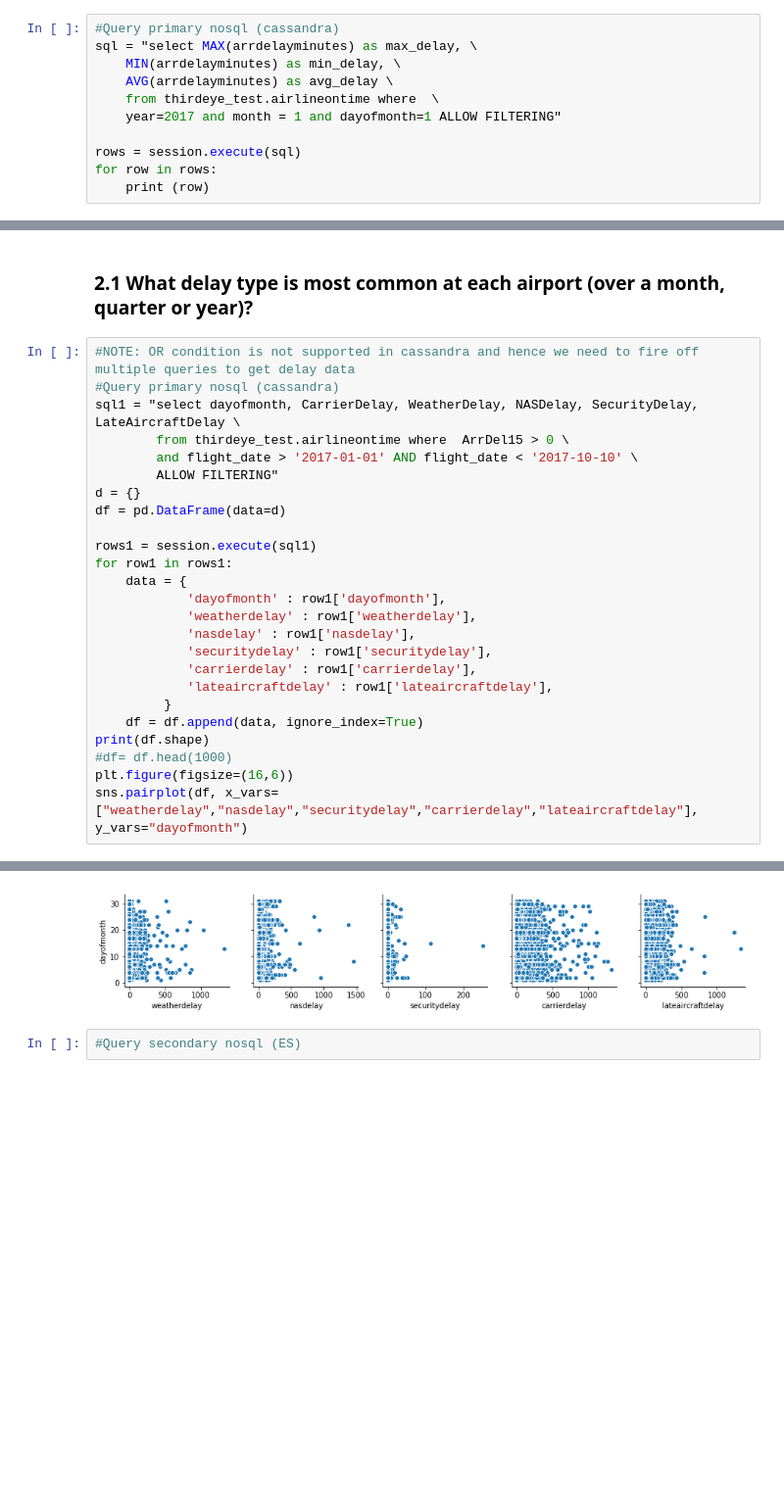
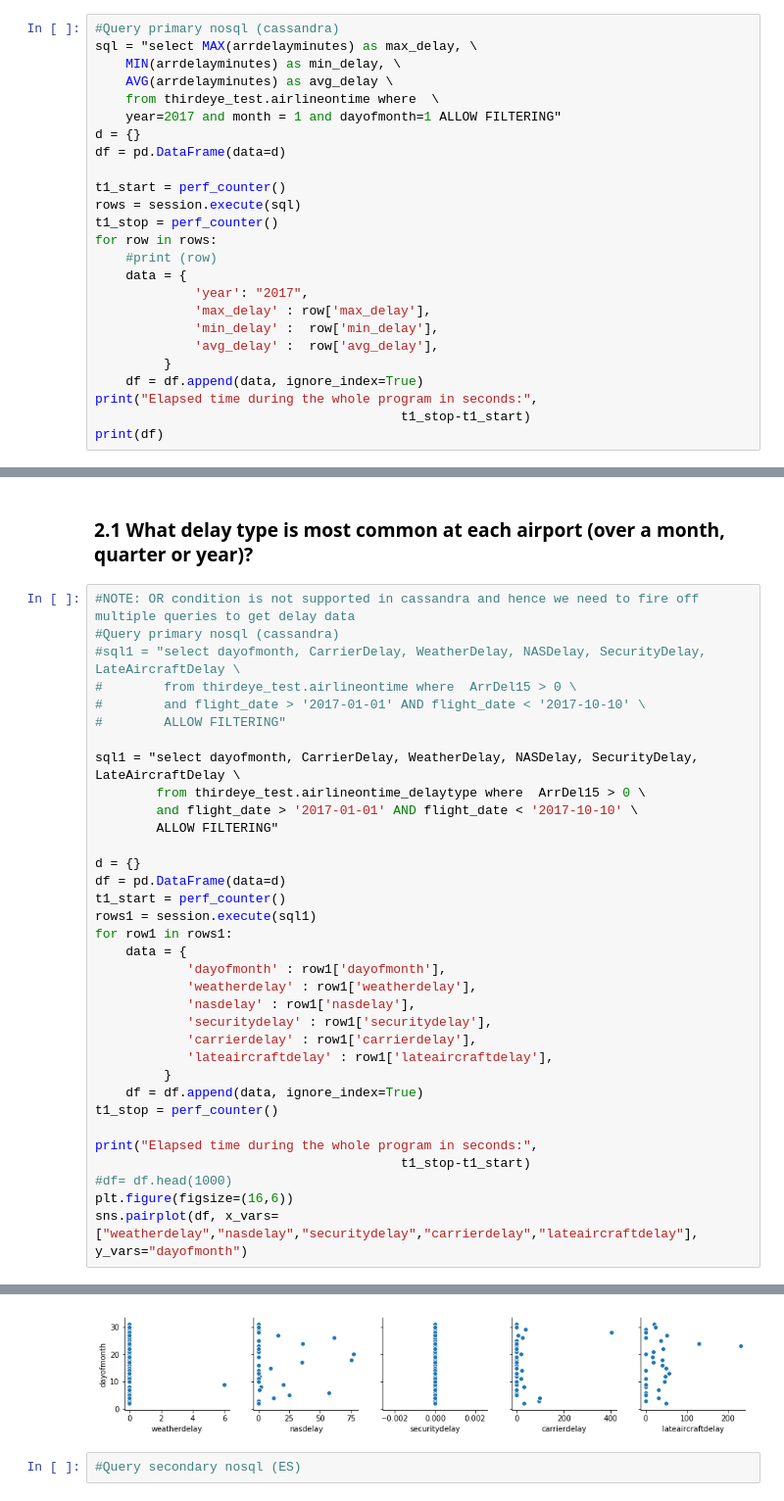
Before and after one commit to hariinfo/thirdeye, a Jupyter notebook: visualization/airline_performance.ipynb, the cells around one changed output, grey strips where cells are left out. Shown at 98% size. Saved outputs shown, nothing was run; the diff lists cells and outputs as text; blank space fills up the shorter version.

```diff
--- a/visualization/airline_performance.ipynb
+++ b/visualization/airline_performance.ipynb
@@ -46,8 +46,22 @@ sql = "select MAX(arrdelayminutes) as max_delay, \
     AVG(arrdelayminutes) as avg_delay \
     from thirdeye_test.airlineontime where  \
     year=2017 and month = 1 and dayofmonth=1 ALLOW FILTERING"
+d = {}
+df = pd.DataFrame(data=d)
 
+t1_start = perf_counter()
 rows = session.execute(sql)
+t1_stop = perf_counter()
 for row in rows:
-    print (row)
+    #print (row)
+    data = {
+             'year': "2017",
+             'max_delay' : row['max_delay'],
+             'min_delay' :  row['min_delay'],
+             'avg_delay' :  row['avg_delay'],
+         }
+    df = df.append(data, ignore_index=True)
+print("Elapsed time during the whole program in seconds:",
+                                        t1_stop-t1_start)
+print(df)
 # %% [output]
@@ -299,13 +362,19 @@ df.plot(x="delay", y=["delay_count"], kind="bar")
 # %%
 #NOTE: OR condition is not supported in cassandra and hence we need to fire off multiple queries to get delay data
 #Query primary nosql (cassandra)
+#sql1 = "select dayofmonth, CarrierDelay, WeatherDelay, NASDelay, SecurityDelay, LateAircraftDelay \
+#        from thirdeye_test.airlineontime where  ArrDel15 > 0 \
+#        and flight_date > '2017-01-01' AND flight_date < '2017-10-10' \
+#        ALLOW FILTERING"
+
 sql1 = "select dayofmonth, CarrierDelay, WeatherDelay, NASDelay, SecurityDelay, LateAircraftDelay \
-        from thirdeye_test.airlineontime where  ArrDel15 > 0 \
+        from thirdeye_test.airlineontime_delaytype where  ArrDel15 > 0 \
         and flight_date > '2017-01-01' AND flight_date < '2017-10-10' \
         ALLOW FILTERING"
+
 d = {}
 df = pd.DataFrame(data=d)
-
+t1_start = perf_counter()
 rows1 = session.execute(sql1)
 for row1 in rows1:
     data = {
@@ -317,7 +386,10 @@ for row1 in rows1:
             'lateaircraftdelay' : row1['lateaircraftdelay'],
          }
     df = df.append(data, ignore_index=True)
-print(df.shape)
+t1_stop = perf_counter()
+
+print("Elapsed time during the whole program in seconds:",
+                                        t1_stop-t1_start)
 #df= df.head(1000)
 plt.figure(figsize=(16,6))
 sns.pairplot(df, x_vars=["weatherdelay","nasdelay","securitydelay","carrierdelay","lateaircraftdelay"], y_vars="dayofmonth")
@@ -326,6 +398,6 @@ sns.pairplot(df, x_vars=["weatherdelay","nasdelay","securitydelay","carrierdelay
 <seaborn.axisgrid.PairGrid at 0x...>
 <Figure size 1152x432 with 0 Axes>
-[figure, old version]
+[figure, new version]
 # %%
 #Query secondary nosql (ES)
 # %% [markdown]
```
Also changed, not shown: parts of 24 cells of this notebook, 7 other files.
